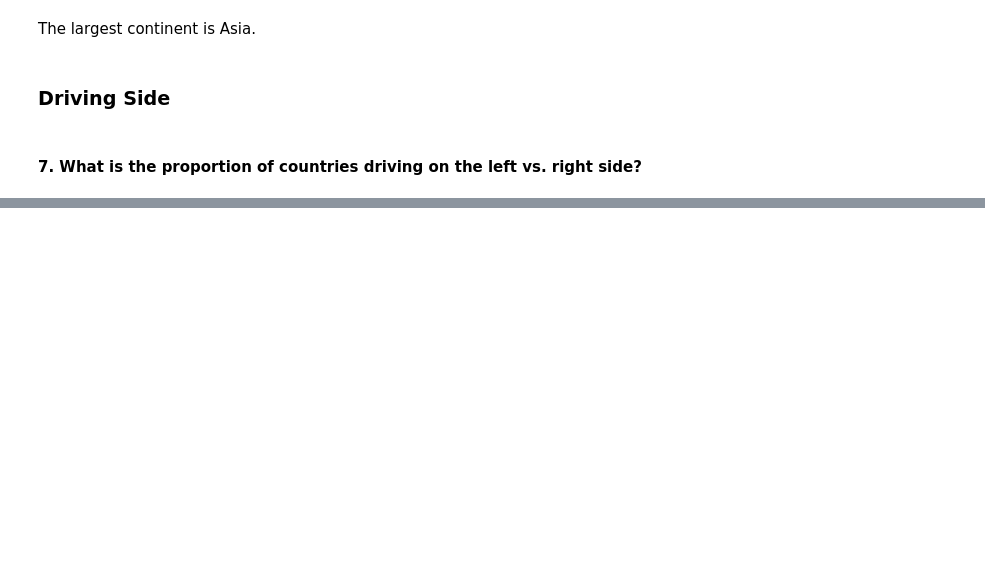
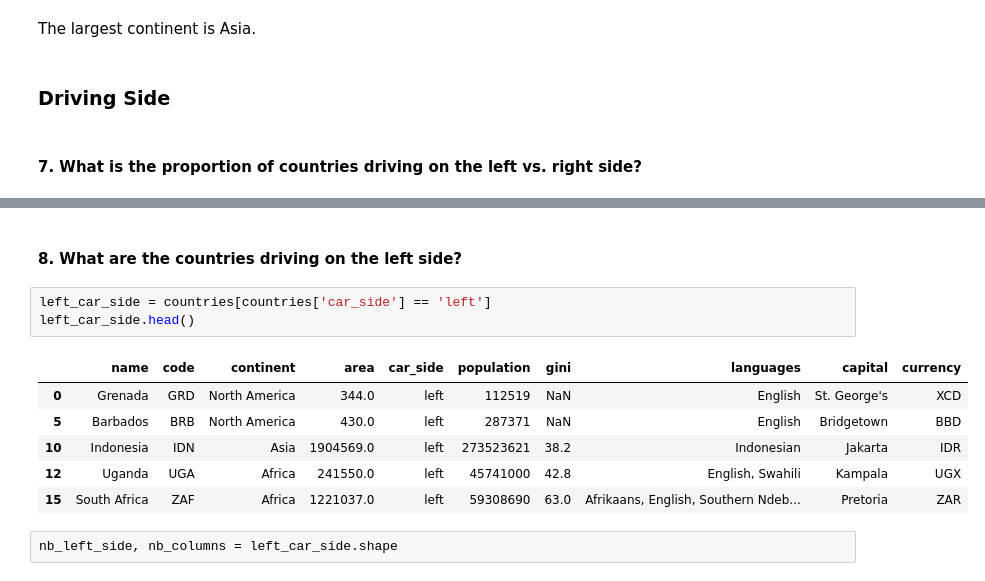
Before and after one commit to nadpierre/countries-eda-project, a Jupyter notebook: Country Analysis.ipynb, the cells around one changed output, grey strips where cells are left out. Drawn from its saved outputs; the diff is of its cells as text; blank space fills up the shorter version.

```diff
--- a/Country Analysis.ipynb
+++ b/Country Analysis.ipynb
@@ -549,0 +441,14 @@ plt.show()
+# %% [markdown]
+#### 8. What are the countries driving on the left side?
+# %%
+left_car_side = countries[countries['car_side'] == 'left']
+left_car_side.head()
+# %% [output]
+|  | name | code | continent | area | car_side | population | gini | languages | capital | currency |
+| 0 | Grenada | GRD | North America | 344.0 | left | 112519 | NaN | English | St. George's | XCD |
+| 5 | Barbados | BRB | North America | 430.0 | left | 287371 | NaN | English | Bridgetown | BBD |
+| 10 | Indonesia | IDN | Asia | 1904569.0 | left | 273523621 | 38.2 | Indonesian | Jakarta | IDR |
+| 12 | Uganda | UGA | Africa | 241550.0 | left | 45741000 | 42.8 | English, Swahili | Kampala | UGX |
+| 15 | South Africa | ZAF | Africa | 1221037.0 | left | 59308690 | 63.0 | Afrikaans, English, Southern Ndeb... | Pretoria | ZAR |
+# %%
+nb_left_side, nb_columns = left_car_side.shape
```
Also changed, not shown: parts of 28 cells of this notebook, 2 other files.
